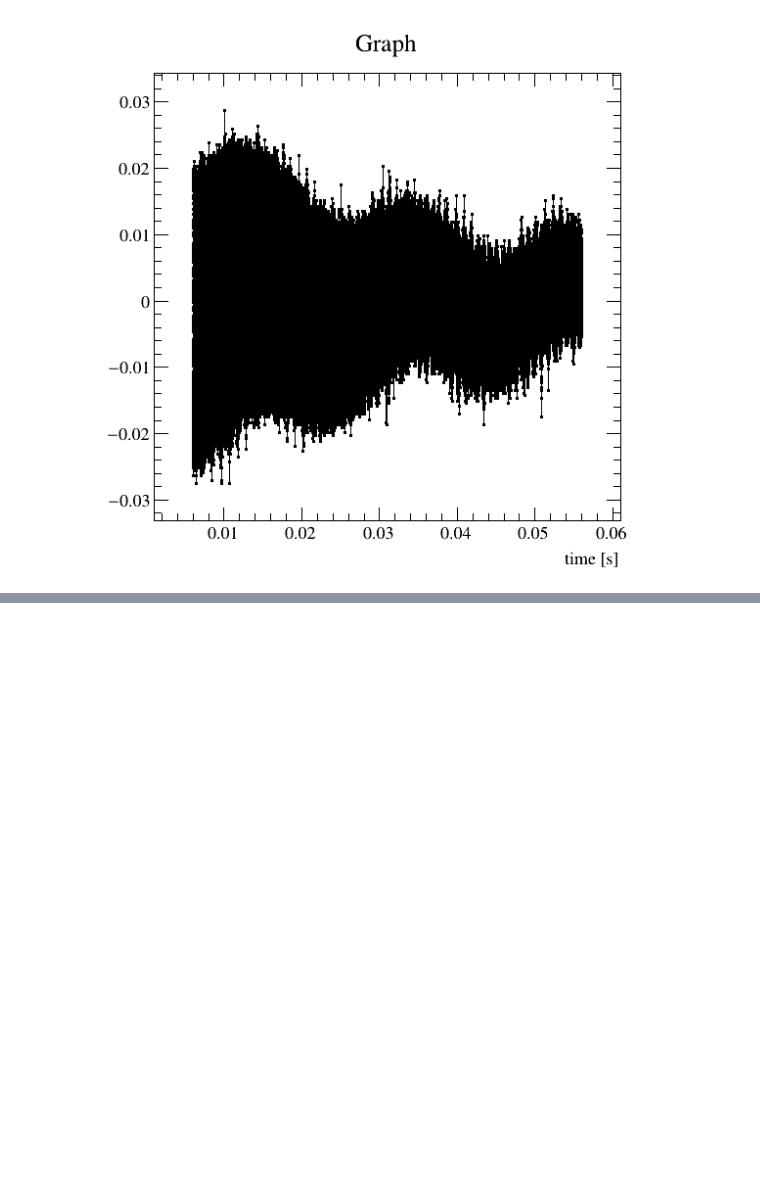
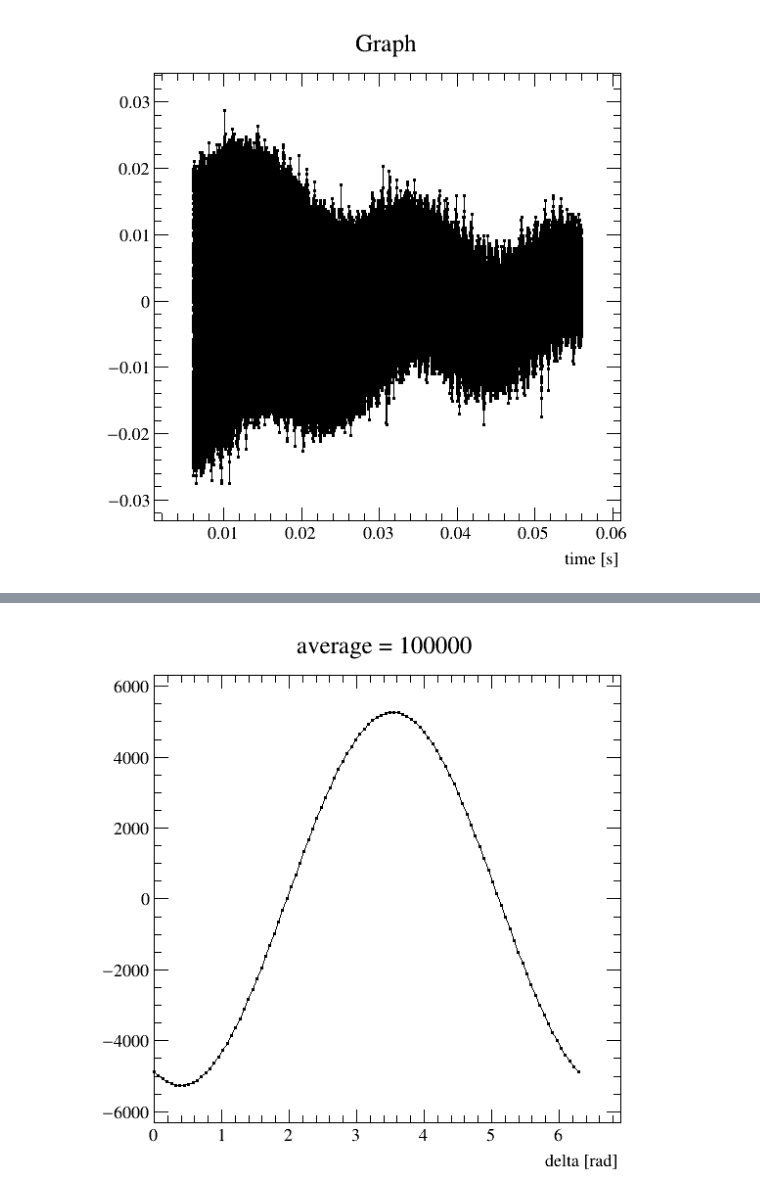
Before and after one commit to GakutaroNishimura/FIDNMR, a Jupyter notebook: FindFreqLockin.ipynb, the cells around one changed output, grey strips where cells are left out. Drawn from its saved outputs; the diff is of its cells as text; code cells hidden in the pictures; blank space fills up the shorter version.

Commit message:
FinalLockinなど

```diff
--- a/FindFreqLockin.ipynb
+++ b/FindFreqLockin.ipynb
@@ -76,12 +76,12 @@ def FindFreqLockin(StartF, EndF, dFreq, Naverage, Time, V_mean):
 
     return FreqList, LockinList
 
-def FindDeltaLockin(f0, Naverage, Time, V_mean):
+def FindDeltaLockin(f0, dDelta, Naverage, Time, V_mean):
     FreqList = []
     deltaList = []
     LockinList = []
 
-    deltaRange = np.linspace(0., 2*math.pi, 10)
+    deltaRange = np.linspace(0., 2*math.pi, dDelta)
     for delta in deltaRange:
         LockinValue = 0
         for i in range(Naverage):
@@ -219,3 +218,18 @@ c1.Draw("same")
 # %% [output]
 Warning in <TCanvas::Constructor>: Deleting canvas with same name: c1
 [figure]
+# %%
+Naverage = 100000
+FreqList, LockinList = FindDeltaLockin(18920, 100, Naverage, Time, V_mean)
+# %%
+c1 = ROOT.TCanvas("c1", "c1", 600, 600)
+gr = ROOT.TGraph(len(FreqList), np.array(FreqList), np.array(LockinList))
+gr.Draw("APL")
+gr.SetMarkerStyle(7)
+gr.SetMarkerSize(10)
+gr.SetTitle("average = %d"%Naverage)
+gr.GetXaxis().SetTitle("delta [rad]")
+#c1 = ROOT.gROOT.FindObject("c1")
+c1.Draw("same")
+#c1.Update()
+# %% [output]
@@ -221,0 +237 @@ Warning in <TCanvas::Constructor>: Deleting canvas with same name: c1
+[figure, added]
```
Also changed, not shown: parts of 5 cells of this notebook.
